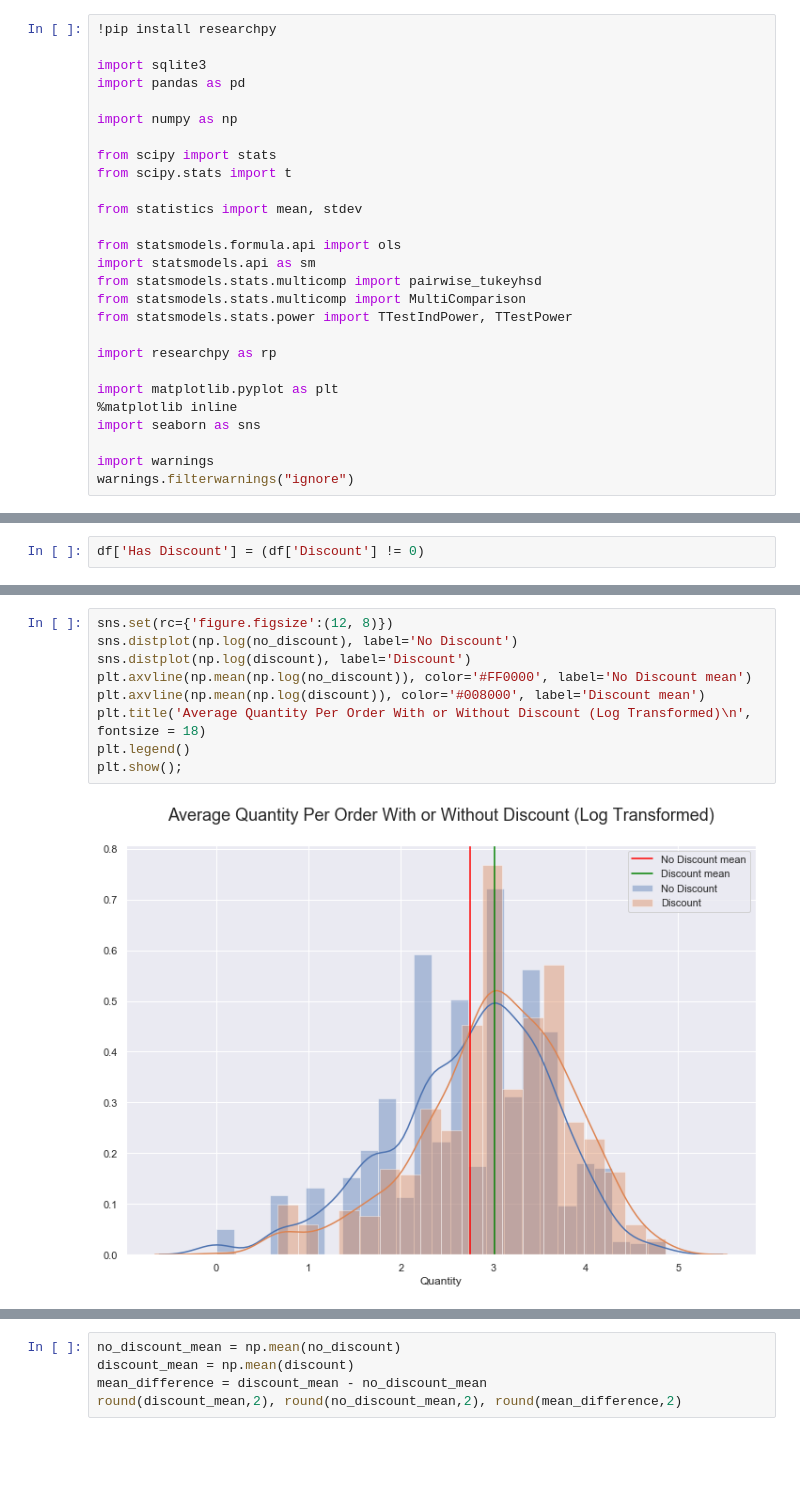
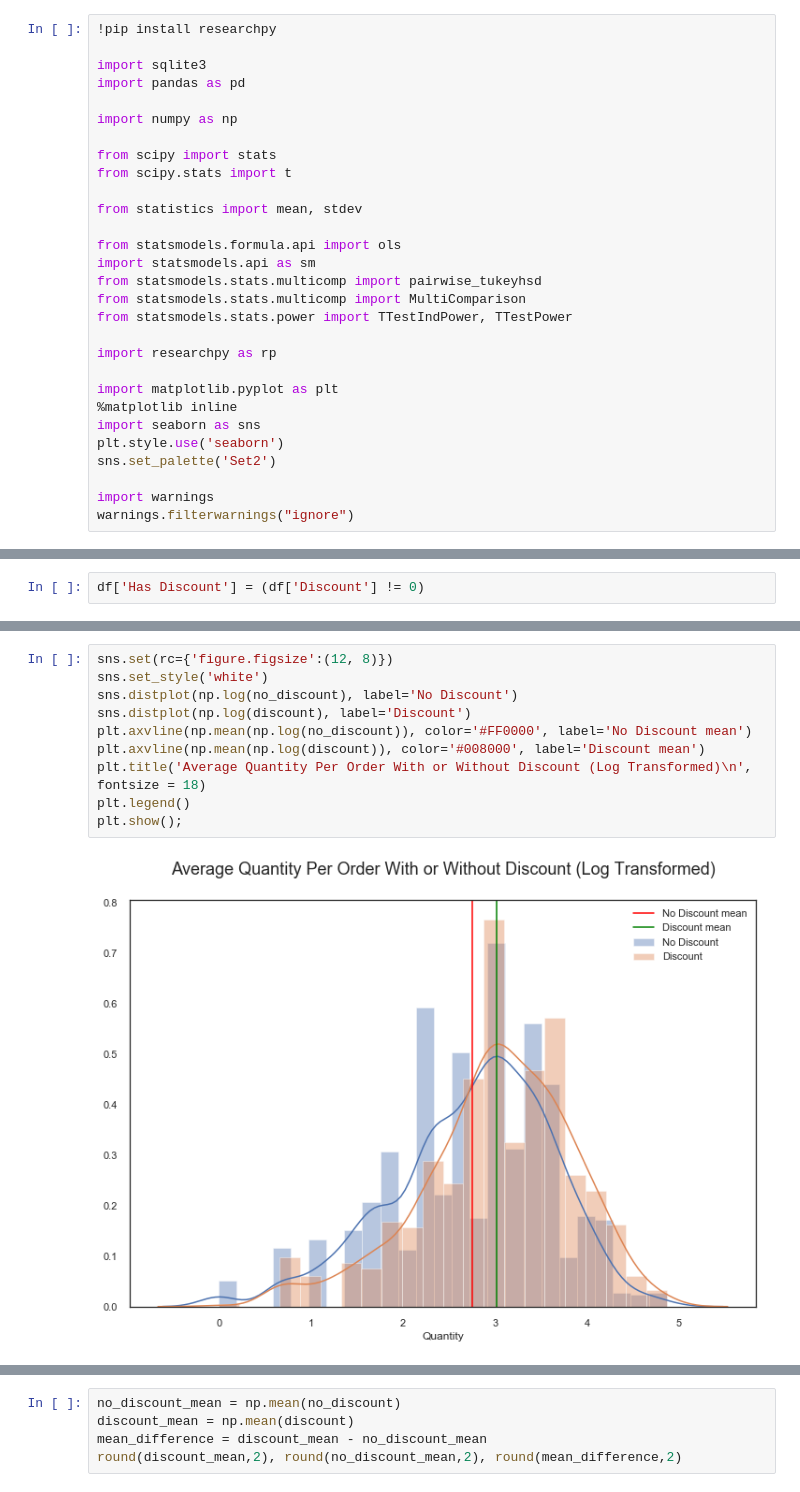
Before and after one commit to krystiandennis/dsc-mod-3-project-online-ds-ft-071519, a Jupyter notebook: Module 3 Final Project.ipynb, the cells around one changed output, grey strips where cells are left out. Drawn from its saved outputs; the diff is of its cells as text; blank space fills up the shorter version.

```diff
--- a/Module 3 Final Project.ipynb
+++ b/Module 3 Final Project.ipynb
@@ -44,6 +44,8 @@ import researchpy as rp
 import matplotlib.pyplot as plt
 %matplotlib inline
 import seaborn as sns
+plt.style.use('seaborn')
+sns.set_palette('Set2')
 
 import warnings
 warnings.filterwarnings("ignore")
@@ -246,14 +248,15 @@ ax.set_xlim(0,9)
 # %%
 sns.set(rc={'figure.figsize':(12, 8)})
+sns.set_style('white')
 sns.distplot(np.log(no_discount), label='No Discount')
 sns.distplot(np.log(discount), label='Discount')
 plt.axvline(np.mean(np.log(no_discount)), color='#FF0000', label='No Discount mean')
 plt.axvline(np.mean(np.log(discount)), color='#008000', label='Discount mean')
 plt.title('Average Quantity Per Order With or Without Discount (Log Transformed)\n', fontsize = 18)
 plt.legend()
 plt.show();
 # %% [output]
-[figure, old version]
+[figure, new version]
 # %%
 df_discounts = df.drop(df[(df['Discount'] == 0.00)].index)
 df_discounts['OrderTotal'] = df['Quantity']*(df['UnitPrice']*(1-df['Discount']))
```
Also changed, not shown: parts of 26 cells of this notebook.
